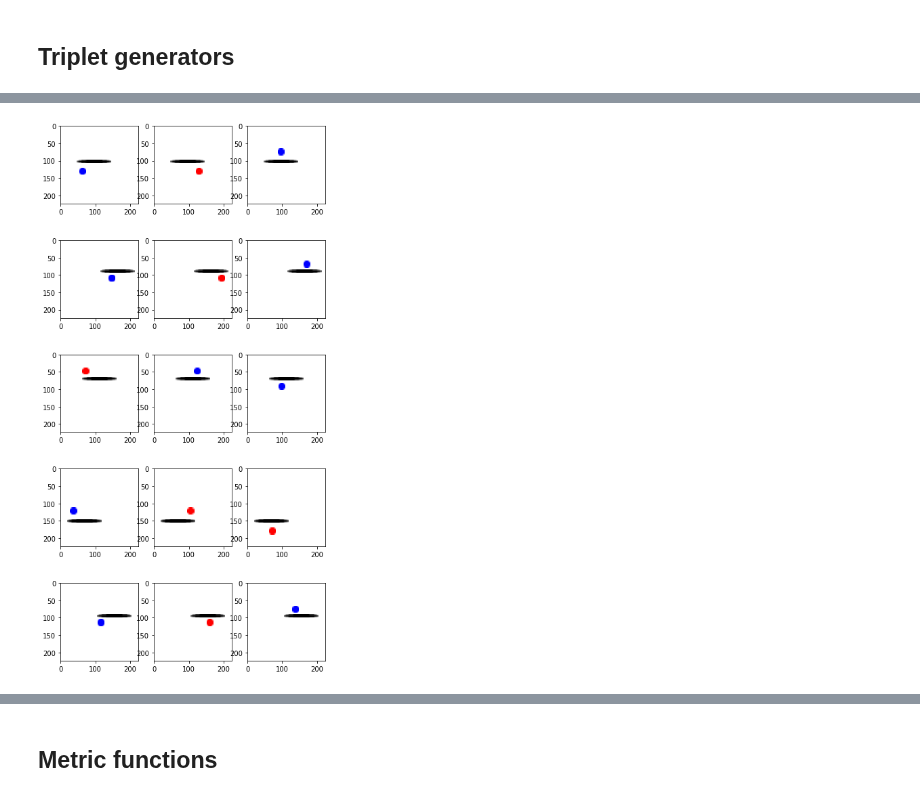
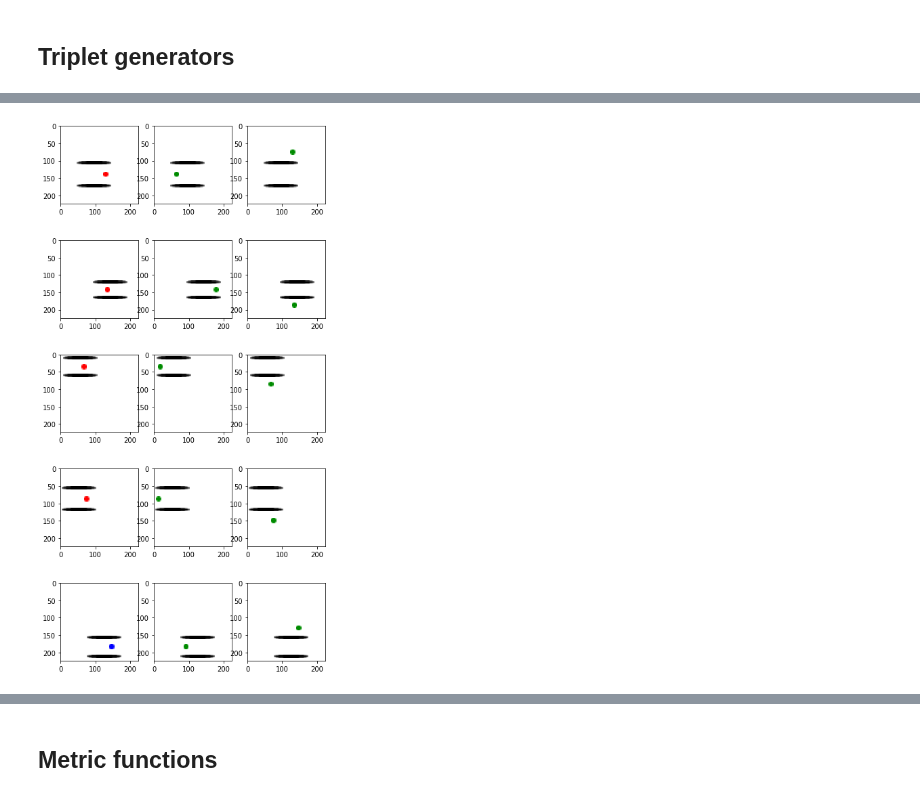
Before and after one commit to guydav/simple-relational-reasoning, a Jupyter notebook: notebooks/QuinnEmbeddingTask.ipynb, the cells around one changed output, grey strips where cells are left out. Cells and saved outputs as stored; diff of their text form; code cells hidden in the pictures.

```diff
--- a/notebooks/QuinnEmbeddingTask.ipynb
+++ b/notebooks/QuinnEmbeddingTask.ipynb
@@ -53,5 +105,5 @@ else:
 # %%
-target_size = 20
+target_size = 15
 reference_size = (10, 100)
 reference_positions = [(105, 100)]
 
@@ -67,19 +119,5 @@ blur_func = lambda x: cv2.blur(x, (5, 5))
 gen = PatchStimulusGenerator(target_size, reference_size, [blue_target_patch, red_target_patch, green_target_patch],
                              reference_patch, blur_func=blur_func)
 
-plt.figure(figsize=(7, 3))
-
-x = gen.generate((30, 30), reference_positions)
-ax = plt.subplot(1, 3, 1)
-ax.imshow(x.permute(1, 2, 0).numpy())
-
-x = gen.generate((50, 50), reference_positions, target_index=1)
-ax = plt.subplot(1, 3, 2)
-ax.imshow(x.permute(1, 2, 0).numpy())
-
-x = gen.generate((30, 70), reference_positions, target_index=2)
-ax = plt.subplot(1, 3, 3)
-ax.imshow(x.permute(1, 2, 0).numpy())
-
-plt.show()
+plot_generator_examples(gen)
 # %% [output]
@@ -87,11 +124,0 @@ plt.show()
-# %%
-every = 5
-half_target = target_size // 2
-row_max = DEFAULT_CANVAS_SIZE[0] - half_target
-col_max = DEFAULT_CANVAS_SIZE[1] - half_target
-target_positions = [(r * every, c * every) for r, c
-                    in itertools.product(range(half_target // every, row_max // every),
-                                         range(half_target // every, col_max // every))]
-
-# batch = gen.batch_generate(target_positions, reference_positions)
-# batch.shape
@@ -327,18 +430,18 @@ class QuinnTripletGenerator(TripletGenerator):
 # %%
 N = 5
 
-above_below_equilateral_gen = EquilateralTripletGenerator(gen, (40, 70), n_target_colors=2)
-results = above_below_equilateral_gen(N, normalize=False)
+above_below_quinn_gen = QuinnTripletGenerator(gen, (30, 70), two_reference_objects=True, n_target_types=2)
+results = above_below_quinn_gen(N, normalize=False)
 plt.figure(figsize=(7, 3 * N))
 
 for row in range(N):
     for col in range(3):
         ax = plt.subplot(N, 3, (3 * row) + col + 1)
         ax.imshow(results[row, col].permute(1, 2, 0).numpy())
 
 plt.show()
 # %% [output]
-[figure, old version]
+[figure, new version]
 # %%
 N = 5
 
```
Also changed, not shown: parts of 44 cells of this notebook, 4 other files.
